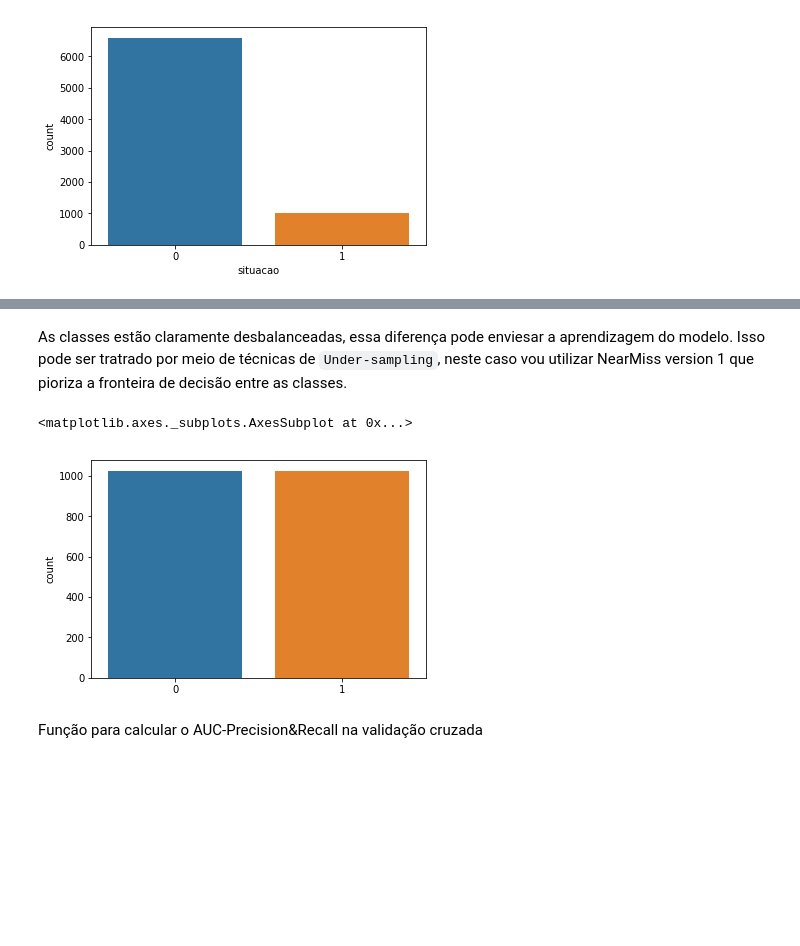
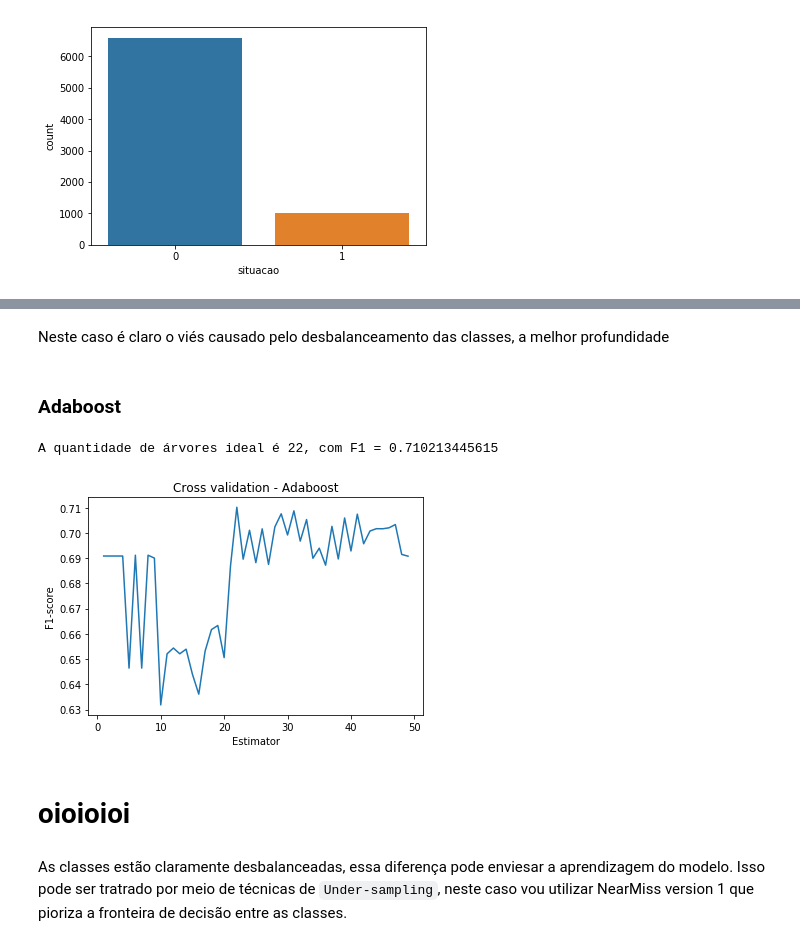
Before and after one commit to diogoflorencio/machine-learning, a Jupyter notebook: lab4/Previsão de Eleição de Deputados.ipynb, the cells around one changed output, grey strips where cells are left out. Saved outputs shown, nothing was run; the diff lists cells and outputs as text; code cells hidden in the pictures; blank space fills up the shorter version.

```diff
--- a/lab4/Previsão de Eleição de Deputados.ipynb
+++ b/lab4/Previsão de Eleição de Deputados.ipynb
@@ -30,12 +94,25 @@ sns.countplot(Y_train)
+# %% [markdown]
+Neste caso é claro o viés causado pelo desbalanceamento das classes, a melhor profundidade
+# %% [markdown]
+### Adaboost
+# %%
+from sklearn.ensemble import AdaBoostClassifier
+estimators = np.arange(1,50,1).tolist()
+cv_ada =  [f1_cv(AdaBoostClassifier(tree.DecisionTreeClassifier(max_depth=1),
+                                    algorithm="SAMME",
+                                    n_estimators=estimator)).mean()
+            for estimator in estimators]
+cv_ada = pd.Series(cv_ada, index = estimators)
+
+#plot do AUC-Precision&Recall na validação cruzada
+cv_ada.plot(title = "Cross validation - Adaboost")
+plt.xlabel("Estimator")
+plt.ylabel("F1-score")
+print("A quantidade de árvores ideal é {0}, com F1 = {1}".format(cv_ada.idxmax(), cv_ada.max()))
+# %% [output]
+A quantidade de árvores ideal é 22, com F1 = 0.710213445615
+[figure, added]
+# %% [markdown]
+# oioioioi
 # %% [markdown]
 As classes estão claramente desbalanceadas, essa diferença pode enviesar a aprendizagem do modelo. Isso pode ser tratrado por meio de técnicas de `Under-sampling`, neste caso vou utilizar NearMiss version 1 que pioriza a fronteira de decisão entre as classes.
-# %%
-from imblearn.under_sampling import NearMiss
-nm = NearMiss(version=1)
-X_train, Y_train = nm.fit_resample(X_train, Y_train)
-sns.countplot(Y_train)
-# %% [output]
-<matplotlib.axes._subplots.AxesSubplot at 0x...>
-[figure, removed]
-# %% [markdown]
-Função para calcular o AUC-Precision&Recall na validação cruzada
```
Also changed, not shown: parts of 15 cells of this notebook.
